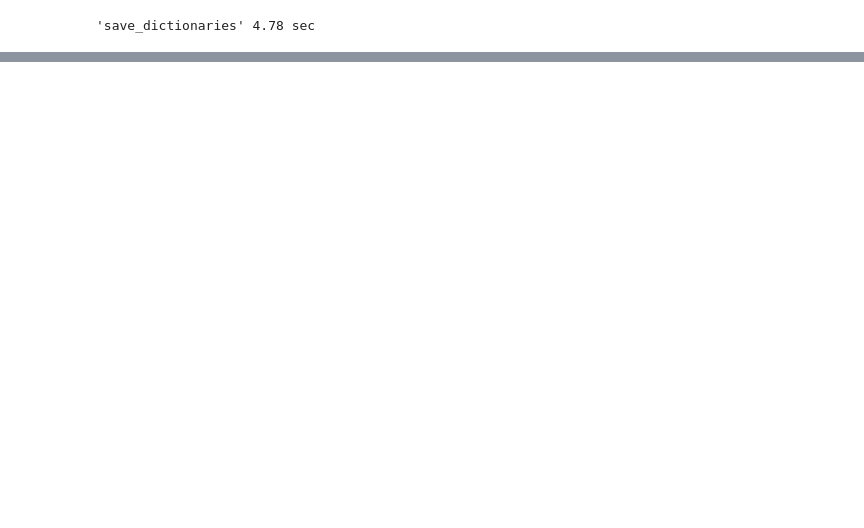
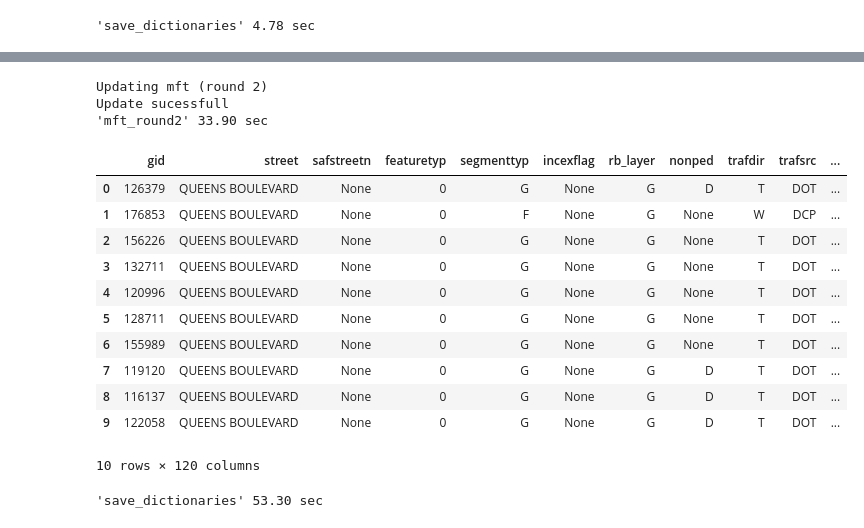
Before and after one commit to hotpepper/CLION, a Jupyter notebook: CLION_Notebook.ipynb, the cells around one changed output, grey strips where cells are left out. Cells and saved outputs as stored; diff of their text form; code cells hidden in the pictures; blank space fills up the shorter version.

```diff
--- a/CLION_Notebook.ipynb
+++ b/CLION_Notebook.ipynb
@@ -557,0 +1156,46 @@ params.nodeStreetNames, params.nodeIsIntersection, params.nodeNextSteps, params.
+# %%
+@timeDec
+def mft_round2(db, lion):
+    print 'Updating mft (round 2)'
+    # make temp table for segs with same from and to masters and update lion with results
+    db.query("""drop table if exists _temp_mft_update_;
+
+                create table _temp_mft_update_ as (
+                select min(mft) as mft,masteridfrom, masteridto
+                from {0}
+                where mft is not null and masteridfrom is not null and masteridto is not null
+                group by masteridfrom, masteridto);
+
+                update {0} as l
+                set mft = t.mft
+                from _temp_mft_update_ as t
+                where l.masteridfrom = t.masteridfrom
+                and l.masteridto = t.masteridto;
+
+                drop table if exists _temp_mft_update_;
+                """.format(lion))
+
+# TODO seems to be missing master segs for park ave BK, but the data is valid in lion and lion tamed
+mft_round2(db, params.LION)  # 63.77 sec
+
+query_to_table(db, "select * from {} where street = 'QUEENS BOULEVARD' and rb_layer in ('B', 'G') limit 10".format(params.LION))
+# %% [output]
+Updating mft (round 2)
+Update sucessfull
+'mft_round2' 33.90 sec
+|  | gid | street | safstreetn | featuretyp | segmenttyp | incexflag | rb_layer | nonped | trafdir | trafsrc | ... |
+| 0 | 126379 | QUEENS BOULEVARD | None | 0 | G | None | G | D | T | DOT | ... |
+| 1 | 176853 | QUEENS BOULEVARD | None | 0 | F | None | G | None | W | DCP | ... |
+| 2 | 156226 | QUEENS BOULEVARD | None | 0 | G | None | G | None | T | DOT | ... |
+| 3 | 132711 | QUEENS BOULEVARD | None | 0 | G | None | G | None | T | DOT | ... |
+| 4 | 120996 | QUEENS BOULEVARD | None | 0 | G | None | G | None | T | DOT | ... |
+| 5 | 128711 | QUEENS BOULEVARD | None | 0 | G | None | G | None | T | DOT | ... |
+| 6 | 155989 | QUEENS BOULEVARD | None | 0 | G | None | G | None | T | DOT | ... |
+| 7 | 119120 | QUEENS BOULEVARD | None | 0 | G | None | G | D | T | DOT | ... |
+| 8 | 116137 | QUEENS BOULEVARD | None | 0 | G | None | G | D | T | DOT | ... |
+| 9 | 122058 | QUEENS BOULEVARD | None | 0 | G | None | G | D | T | DOT | ... |
+10 rows × 120 columns
+# %%
+save_dictionaries('OUT')  # 10.07 sec
+# %% [output]
+'save_dictionaries' 53.30 sec
```
Also changed, not shown: parts of 40 cells of this notebook.
